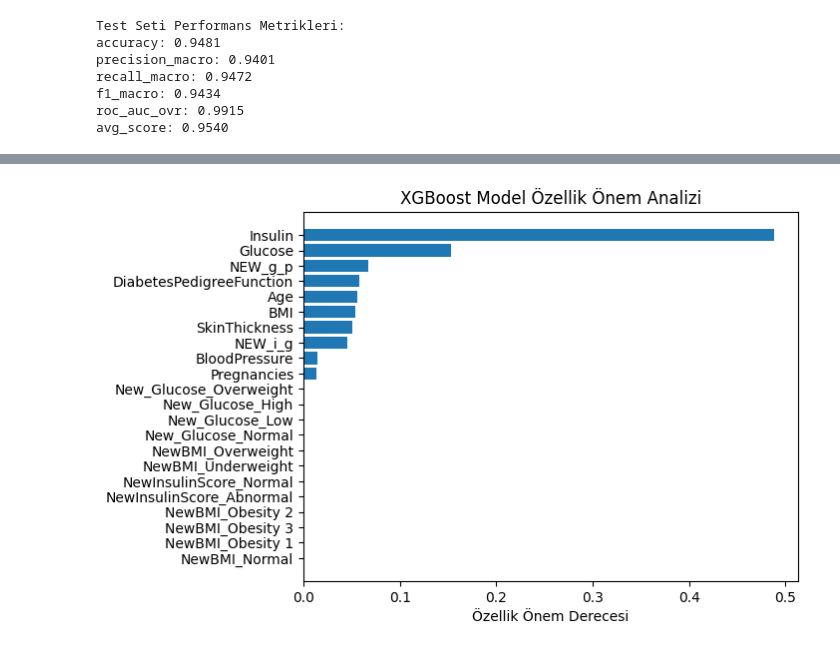
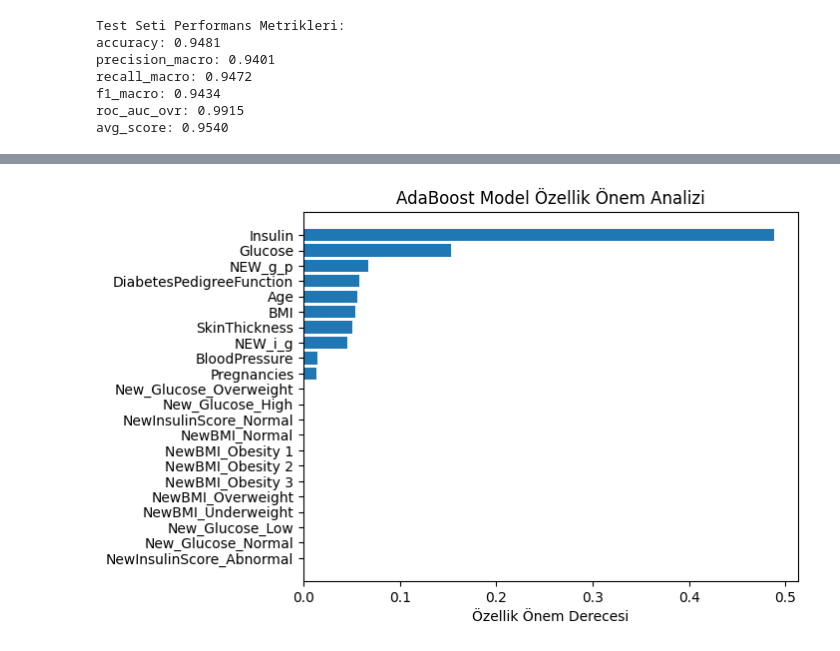
Before and after one commit to mamitheprofessional/diabetes-detection-ml, a Jupyter notebook: better.ipynb, the cells around one changed output, grey strips where cells are left out. Cells and saved outputs as stored; diff of their text form; code cells hidden in the pictures.

```diff
--- a/better.ipynb
+++ b/better.ipynb
@@ -663,17 +660,17 @@ avg_score: 0.9540
 # %%
 # Özelliklerin önem derecelerini görelim
 importances = ada_tuned.feature_importances_
 
 features = X.columns
 
 sorted_idx = importances.argsort() # Önem derece sıralaması
 
 plt.barh(features[sorted_idx], importances[sorted_idx])
 plt.xlabel('Özellik Önem Derecesi')
-plt.title('XGBoost Model Özellik Önem Analizi')
+plt.title('AdaBoost Model Özellik Önem Analizi')
 plt.show()
 # %% [output]
-[figure, old version]
+[figure, new version]
 # %%
 # import joblib
 
```
Also changed, not shown: parts of 6 cells of this notebook.
